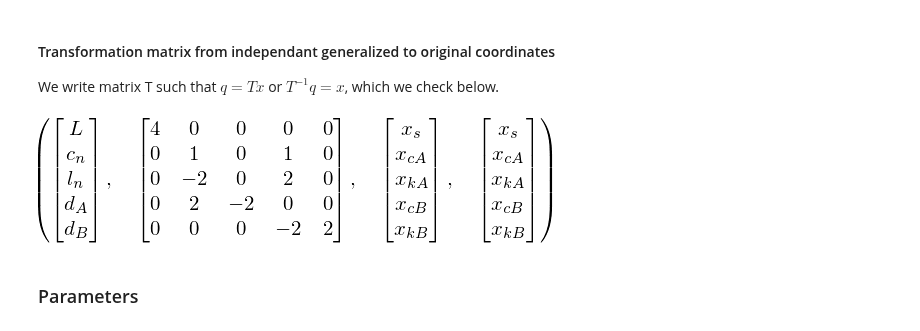
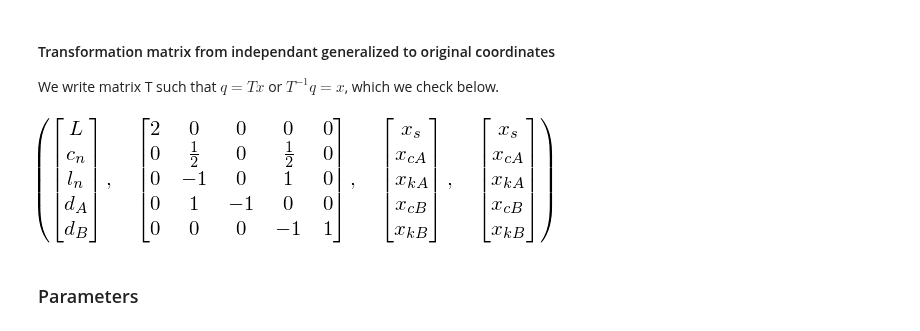
Before and after one commit to glyg/notebooks, a Jupyter notebook: kt_sim/sympy_dumb_spindle.ipynb, the cells around one changed output. Cells and saved outputs as stored; diff of their text form; code cells hidden in the pictures.

```diff
--- a/kt_sim/sympy_dumb_spindle.ipynb
+++ b/kt_sim/sympy_dumb_spindle.ipynb
@@ -103,25 +101,25 @@ We write matrix T such that $q = Tx$ or $T^{-1}q = x$, which we check below.
 # %%
 ### Substitutions to come back to the original variables (assuming d_0 = 0 for simplicity)
 to_subs = [(L, 2*x_s),
            (c_n, x_cB/2 + x_cA/2),
            (l_n, x_cB - x_cA),
            (d_A, x_cA - x_kA),
            (d_B, x_kB - x_cB)]
 
-### Corresponding transition matrix (muliplied by 2 to avoid fractions)
+### Corresponding transition matrix
 trans = Matrix([[4,  0,  0,  0, 0],
                 [0,  1,  0,  1, 0],
                 [0, -2,  0,  2, 0],
                 [0,  2, -2,  0, 0],
-                [0,  0,  0, -2, 2]])
+                [0,  0,  0, -2, 2]]) / 2
 
 ### Check we're back on our feets
-back_transform = trans.inv().multiply(Matrix(q_ind)).subs(to_subs) * 2
+back_transform = trans.inv().multiply(Matrix(q_ind)).subs(to_subs)
 assert Matrix(xs) == back_transform
 
 Matrix(q_ind), trans,  Matrix(xs), back_transform
 # %% [output]
-[figure, old version]
+[figure, new version]
 # %% [markdown]
 ### Parameters
 # %% [markdown]
```
Also changed, not shown: parts of 53 cells of this notebook.
